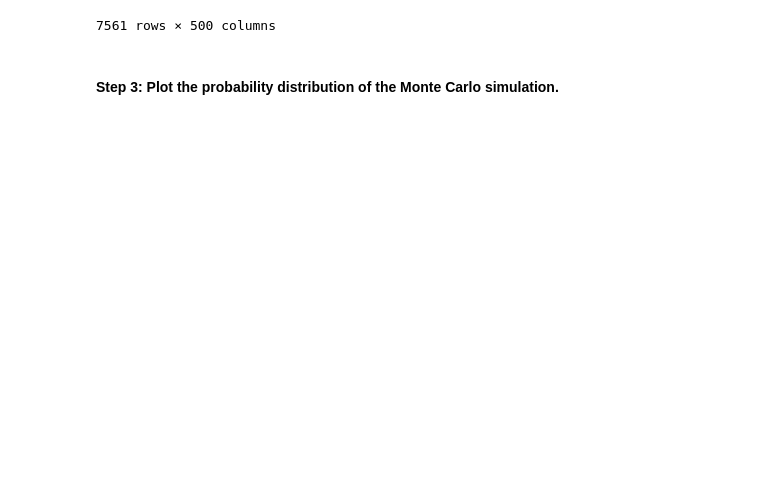
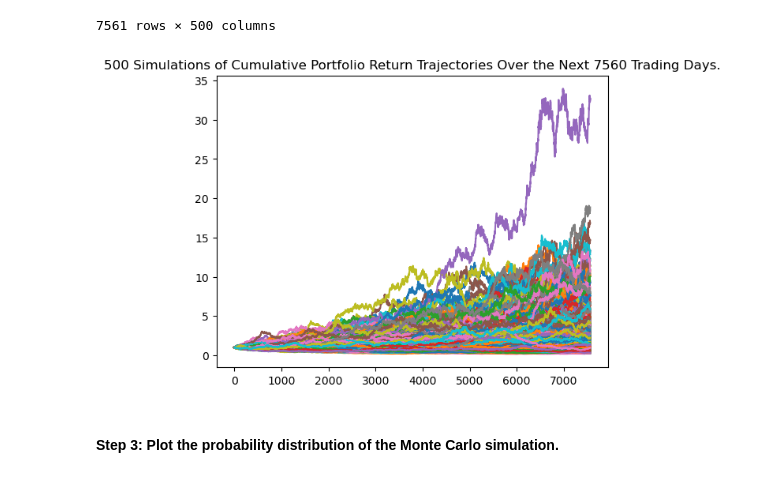
Before and after one commit to trentransom/Challenge_05, a Jupyter notebook: financial_planning_tools.ipynb, the cells around one changed output. Cells and saved outputs as stored; diff of their text form; code cells hidden in the pictures; blank space fills up the shorter version.

Commit message:
Plotted the simulations and distrubution plot and generated summary statistics

```diff
--- a/financial_planning_tools.ipynb
+++ b/financial_planning_tools.ipynb
@@ -529,6 +529,10 @@ Running Monte Carlo simulation number 490.
 # %%
 # Visualize the 30-year Monte Carlo simulation by creating an
 # overlay line plot
+MC_30year_plot = MC_30year.plot_simulation()
+MC_30year_plot.get_figure().savefig('MC_30year_plot.png', bbox_inches = 'tight')
+# %% [output]
+[figure, added]
 # %% [markdown]
 #### Step 3: Plot the probability distribution of the Monte Carlo simulation.
 # %%
```
Also changed, not shown: parts of 2 cells of this notebook, 2 other files.
